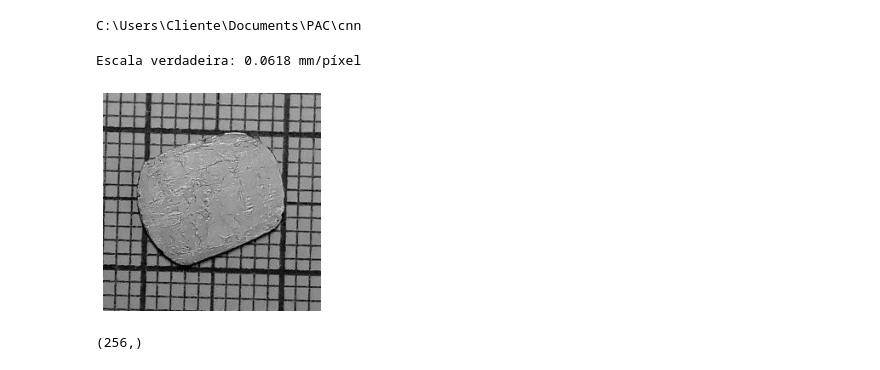
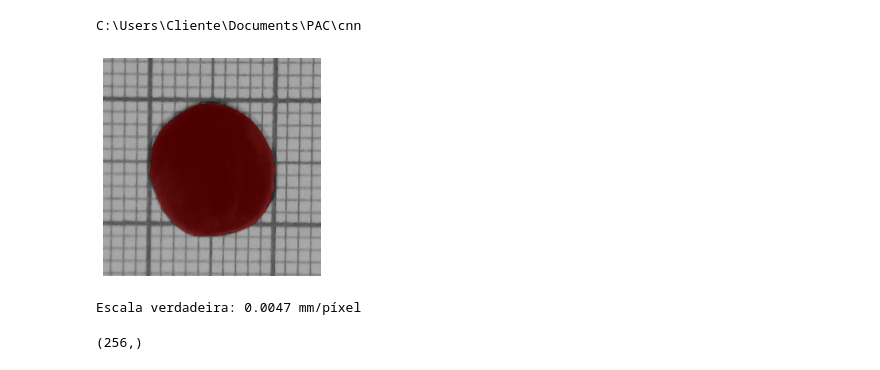
Before and after one commit to JairoSSantos/PAC-project, a Jupyter notebook: cnn/notebooks/scale-detection.ipynb, the cells around one changed output. Cells and saved outputs as stored; diff of their text form; code cells hidden in the pictures.

```diff
--- a/cnn/notebooks/scale-detection.ipynb
+++ b/cnn/notebooks/scale-detection.ipynb
@@ -30,15 +32,18 @@ def Cxx(x):
 def PSD(x):
     return FFT(Cxx(x))
 # %%
-img, G, areas = data.load_random(get_area=True, grayscale=True)
-true_freq = np.sqrt(areas[0]/np.sum(G))
-print(f'Escala verdadeira: {true_freq:.4f} mm/píxel')
+#img, G, areas = data.load_random(get_area=True, grayscale=True)
+img, G = data.load_by_area(84.841, grayscale=True)
+G /= tf.reduce_max(G)
+scale_true = 84.841/np.sum(G) # mm^2/p^2
 
 I = img[0, :, :, 0].numpy()
-vs.plot_image(img, cmap='gray')
+vs.plot_label(I, G)
+plt.show()
+print(f'Escala verdadeira: {scale_true:.4f} mm/píxel')
 # %% [output]
+[figure, new version]
-Escala verdadeira: 0.0618 mm/píxel
+Escala verdadeira: 0.0047 mm/píxel
-[figure, old version]
 # %%
 freqs = np.fft.fftfreq(img.shape[1])
 loc = freqs > 0
```
Also changed, not shown: parts of 10 cells of this notebook, 2 other files.
